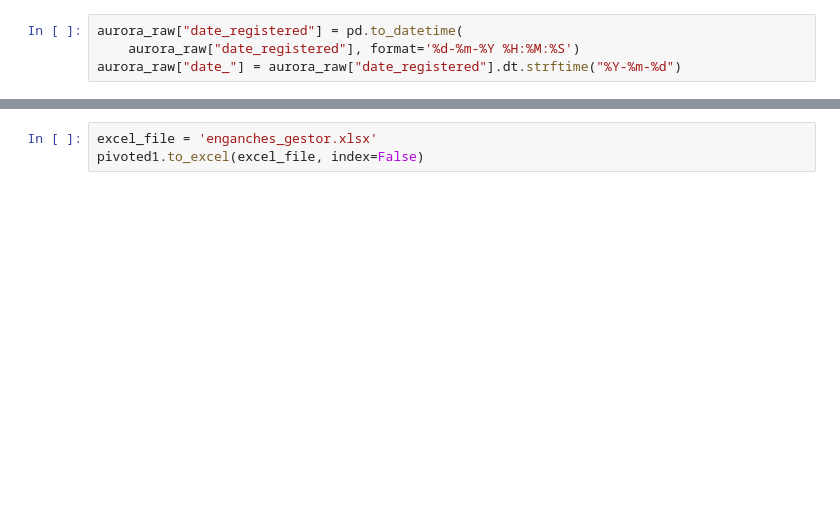
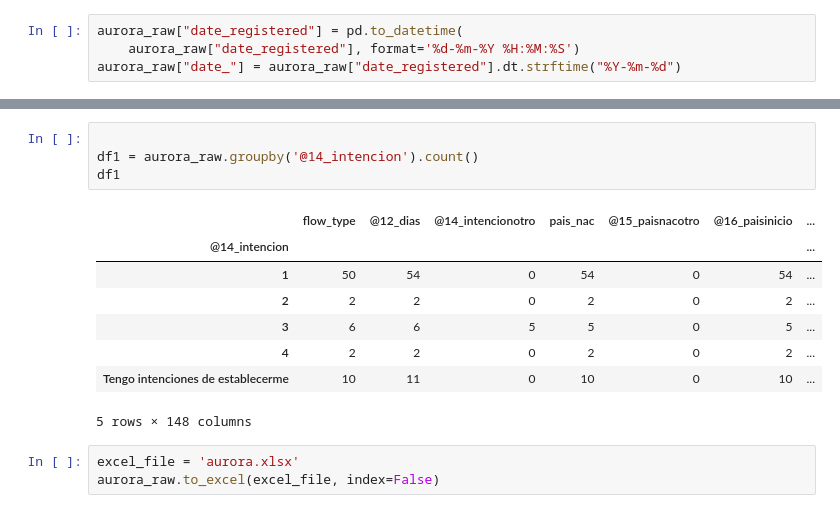
Before and after one commit to maolarte/Aurora, a Jupyter notebook: Aurora_raw.ipynb, the cells around one changed output, grey strips where cells are left out. Cells and saved outputs as stored; diff of their text form; blank space fills up the shorter version.

```diff
--- a/Aurora_raw.ipynb
+++ b/Aurora_raw.ipynb
@@ -200,3 +230,16 @@ pivoted1
+# %%
+
+df1 = aurora_raw.groupby('@14_intencion').count()
+df1
+# %% [output]
+|  | flow_type | @12_dias | @14_intencionotro | pais_nac | @15_paisnacotro | @16_paisinicio | ... |
+| @14_intencion |  |  |  |  |  |  | ... |
+| 1 | 50 | 54 | 0 | 54 | 0 | 54 | ... |
+| 2 | 2 | 2 | 0 | 2 | 0 | 2 | ... |
+| 3 | 6 | 6 | 5 | 5 | 0 | 5 | ... |
+| 4 | 2 | 2 | 0 | 2 | 0 | 2 | ... |
+| Tengo intenciones de establecerme | 10 | 11 | 0 | 10 | 0 | 10 | ... |
+5 rows × 148 columns
 # %%
-excel_file = 'enganches_gestor.xlsx'
-pivoted1.to_excel(excel_file, index=False)
+excel_file = 'aurora.xlsx'
+aurora_raw.to_excel(excel_file, index=False)
```
Also changed, not shown: parts of 10 cells of this notebook.
